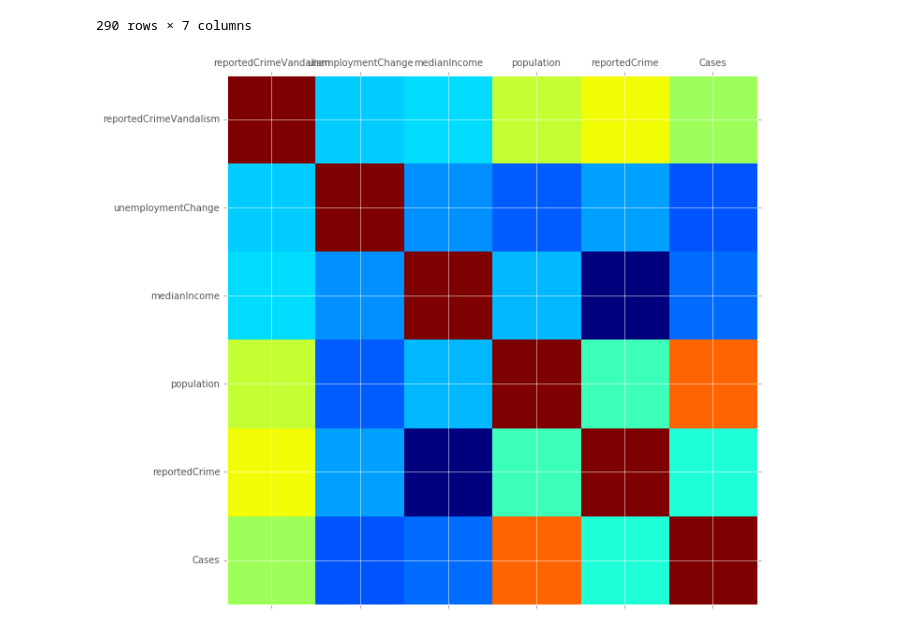
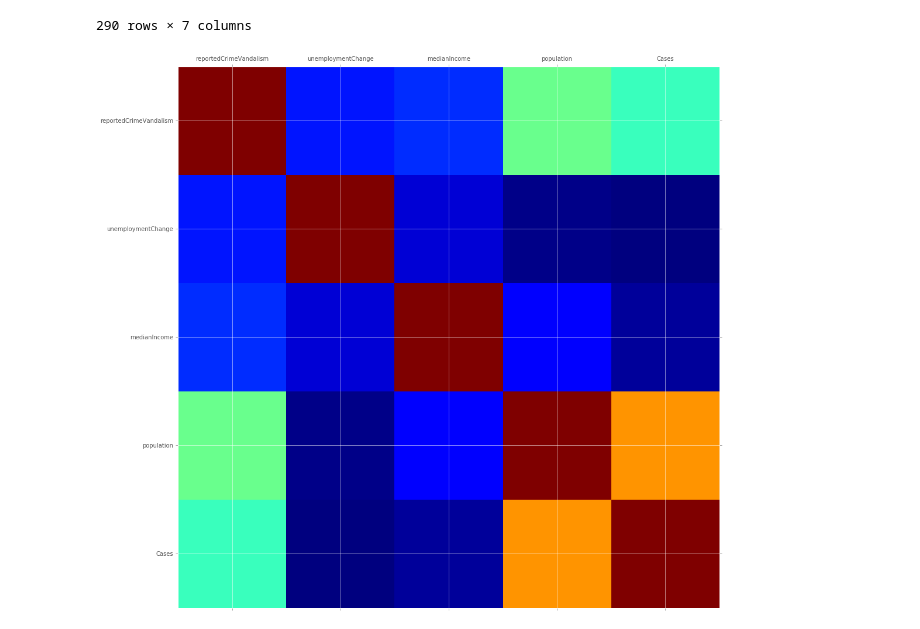
Before and after one commit to AdamPalmar/Swedish-Forrest-Fire, a Jupyter notebook: Swe_fire.ipynb, the cells around one changed output. Drawn from its saved outputs; the diff is of its cells as text; code cells hidden in the pictures.

```diff
--- a/Swe_fire.ipynb
+++ b/Swe_fire.ipynb
@@ -529,10 +529,10 @@ Empirical std.dev.:  0.0740859294527
 ##Coorelation matrix
 coor_remove_list = ['snowmobiles','tractors','motorcycles','cars','foretagsklimatRanking',
                     'rentalApartments','populationShare65plus','fokusRanking']
-coor_norm = df_norm.drop(coor_remove_list,axis=1).dropna()
+coor_norm = test.drop(coor_remove_list,axis=1).dropna()
 corr = coor_norm.corr()
 fig, ax = plt.subplots(figsize=(100, 100))
-SIZE = 40
+SIZE = 150
 plt.rc('font', size=SIZE)  # controls default text sizes
 plt.rc('axes', titlesize=SIZE)  # fontsize of the axes title
 plt.rc('axes', labelsize=SIZE)  # fontsize of the x any y labels
@@ -665,20 +669,20 @@ test[['reportedCrimeVandalism','unemploymentChange','medianIncome',
 290 rows × 7 columns
 # %%
 correlation_matrix = test[['reportedCrimeVandalism',
-                     'unemploymentChange','medianIncome','population',
-                          'reportedCrime','Cases']]
+                     'unemploymentChange','medianIncome','population','Cases']]
 corr = correlation_matrix.corr()
-fig, ax = plt.subplots(figsize=(10, 10))
+fig, ax = plt.subplots(figsize=(15, 15))
 SIZE = 10
 plt.rc('font', size=SIZE)  # controls default text sizes
 plt.rc('axes', titlesize=SIZE)  # fontsize of the axes title
 plt.rc('axes', labelsize=SIZE)  # fontsize of the x any y labels
 plt.rc('xtick', labelsize=SIZE)  # fontsize of the tick labels
 plt.rc('ytick', labelsize=SIZE)  # fontsize of the tick labels
 plt.rc('legend', fontsize=SIZE)  # legend fontsize
 plt.rc('figure', titlesize=SIZE)  #
 ax.matshow(corr)
 plt.xticks(range(len(corr.columns)), corr.columns);
 plt.yticks(range(len(corr.columns)), corr.columns);
+plt.savefig('coorelation_matrix')
 # %% [output]
-[figure, old version]
+[figure, new version]
```
Also changed, not shown: parts of 4 cells of this notebook, 1 other file.
